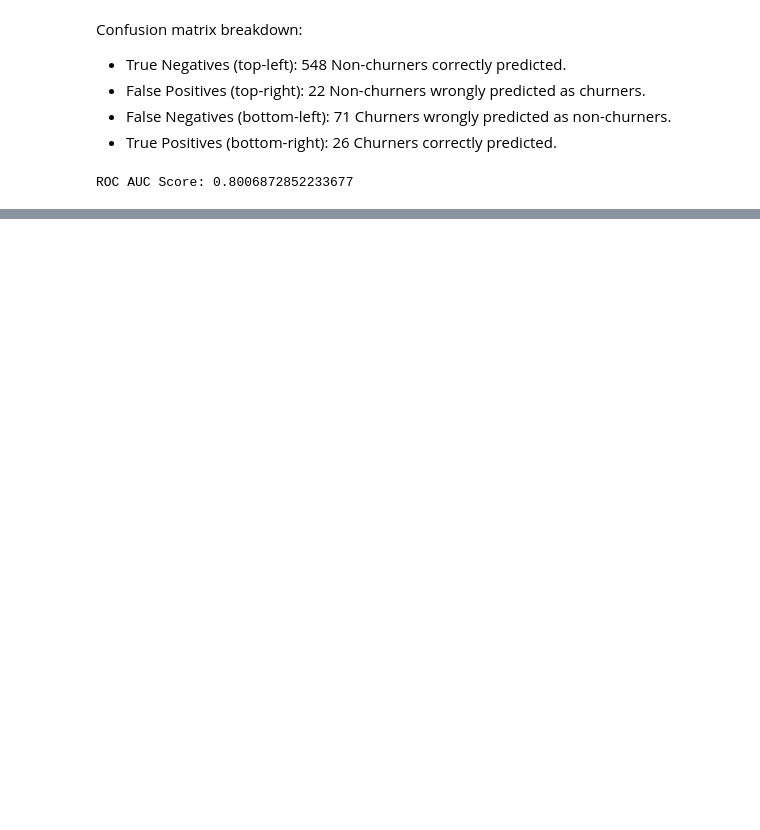
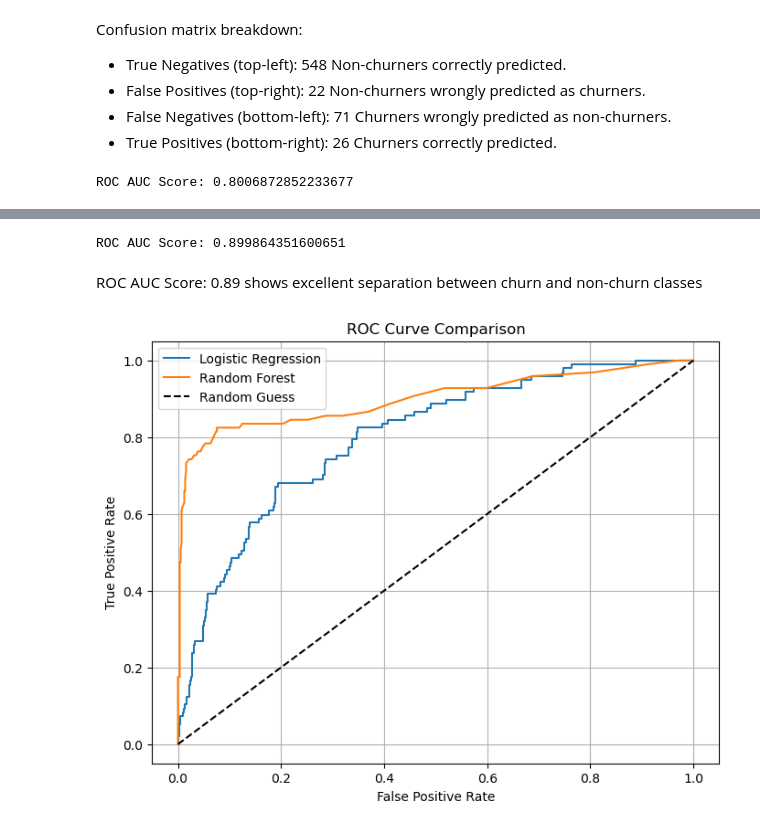
Before and after one commit to shikoh-kuria/Classification-Project, a Jupyter notebook: index.ipynb, the cells around one changed output, grey strips where cells are left out. Saved outputs shown, nothing was run; the diff lists cells and outputs as text; code cells hidden in the pictures; blank space fills up the shorter version.

```diff
--- a/index.ipynb
+++ b/index.ipynb
@@ -258,0 +307,23 @@ Logistic Regression ROC AUC = 0.85 → Indicates strong ability to rank churners
+# %%
+print("ROC AUC Score:", roc_auc_score(y_test, y_proba_rf))
+# %% [output]
+ROC AUC Score: 0.899864351600651
+# %% [markdown]
+ROC AUC Score: 0.89 shows excellent separation between churn and non-churn classes
+# %%
+# Visualize ROC Curves
+fpr_log, tpr_log, _ = roc_curve(y_test, y_proba_log)
+fpr_rf, tpr_rf, _ = roc_curve(y_test, y_proba_rf)
+
+plt.figure(figsize=(8, 6))
+plt.plot(fpr_log, tpr_log, label='Logistic Regression')
+plt.plot(fpr_rf, tpr_rf, label='Random Forest')
+plt.plot([0, 1], [0, 1], 'k--', label='Random Guess')
+plt.xlabel('False Positive Rate')
+plt.ylabel('True Positive Rate')
+plt.title('ROC Curve Comparison')
+plt.legend()
+plt.grid(True)
+plt.show()
+# %% [output]
+[figure, added]
```
Also changed, not shown: parts of 16 cells of this notebook.
